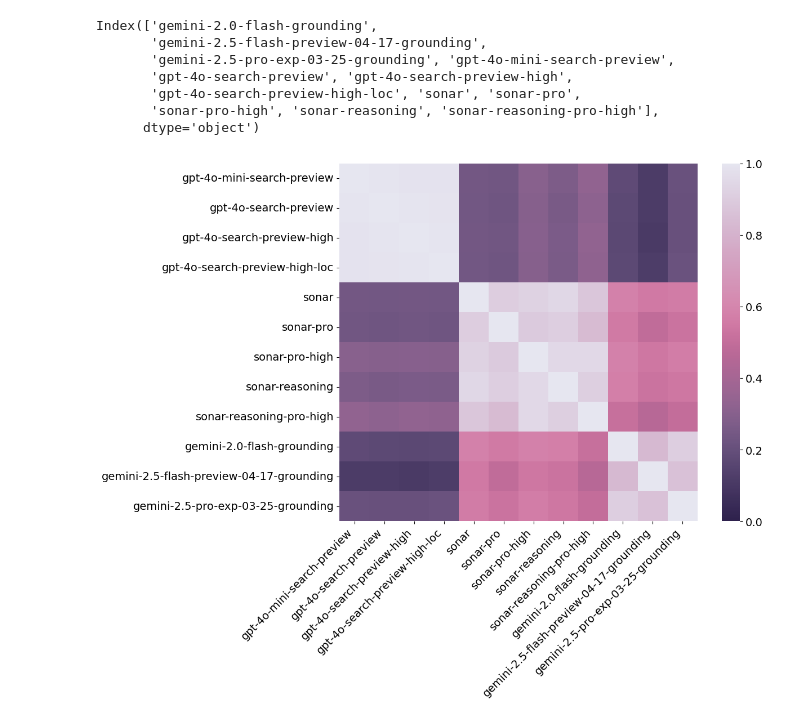
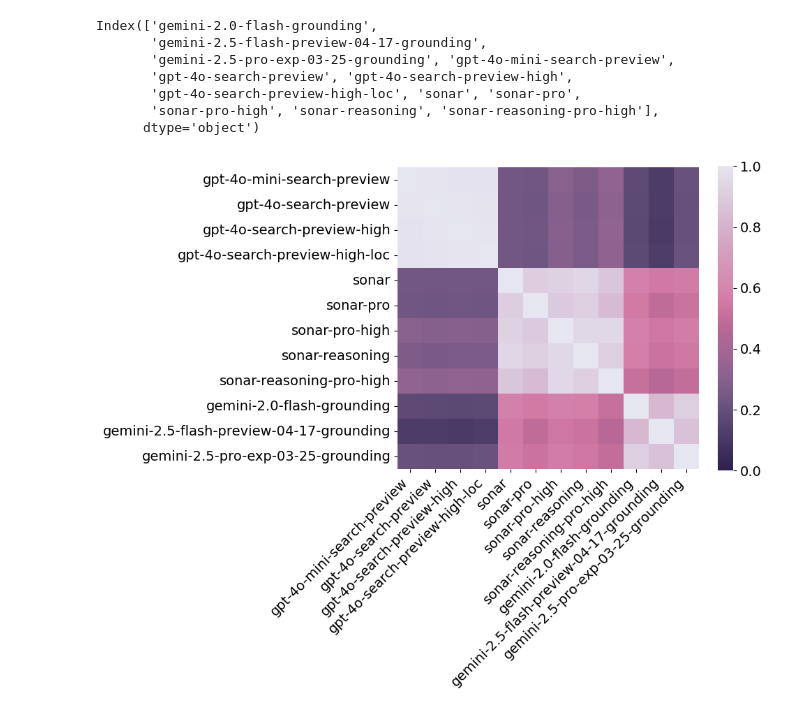
Before and after one commit to yang3kc/ai_search_arena, a Jupyter notebook: notebooks/paper_figure_news_domain_similarity.ipynb, the cells around one changed output. Drawn from its saved outputs; the diff is of its cells as text; code cells hidden in the pictures.

```diff
--- a/notebooks/paper_figure_news_domain_similarity.ipynb
+++ b/notebooks/paper_figure_news_domain_similarity.ipynb
@@ -37,18 +37,18 @@ Index(['gemini-2.0-flash-grounding',
        'sonar-pro-high', 'sonar-reasoning', 'sonar-reasoning-pro-high'],
       dtype='object')
 # %%
-plt.figure(figsize=(13, 10))
+plt.figure(figsize=(10, 8))
 ax = sns.heatmap(
     similarity_matrix_cosine[models].loc[models],
     vmin=0,
     vmax=1,
     cmap=scicolor.get_cmap("acton"),
     square=True,
 )
 plt.xticks(rotation=45, ha="right")
 plt.tight_layout()
 plt.savefig(
     "../data/output/cleaned_arena_data/model_news_domain_cosine_similarity_heatmap.pdf"
 )
 # %% [output]
-[figure, old version]
+[figure, new version]
```
Also changed, not shown: 12 other files.
